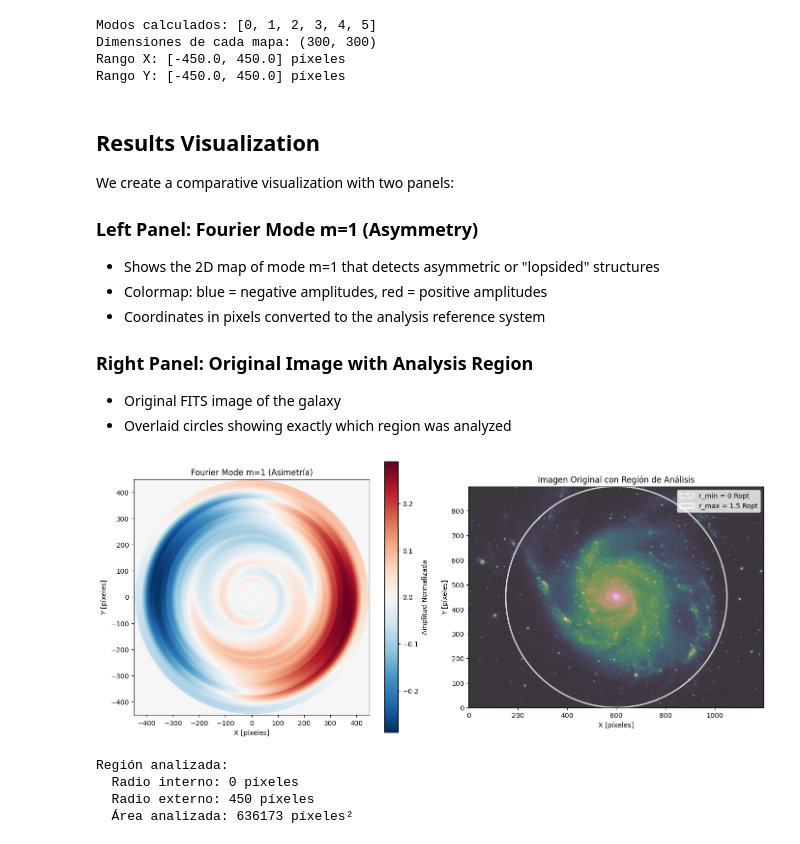
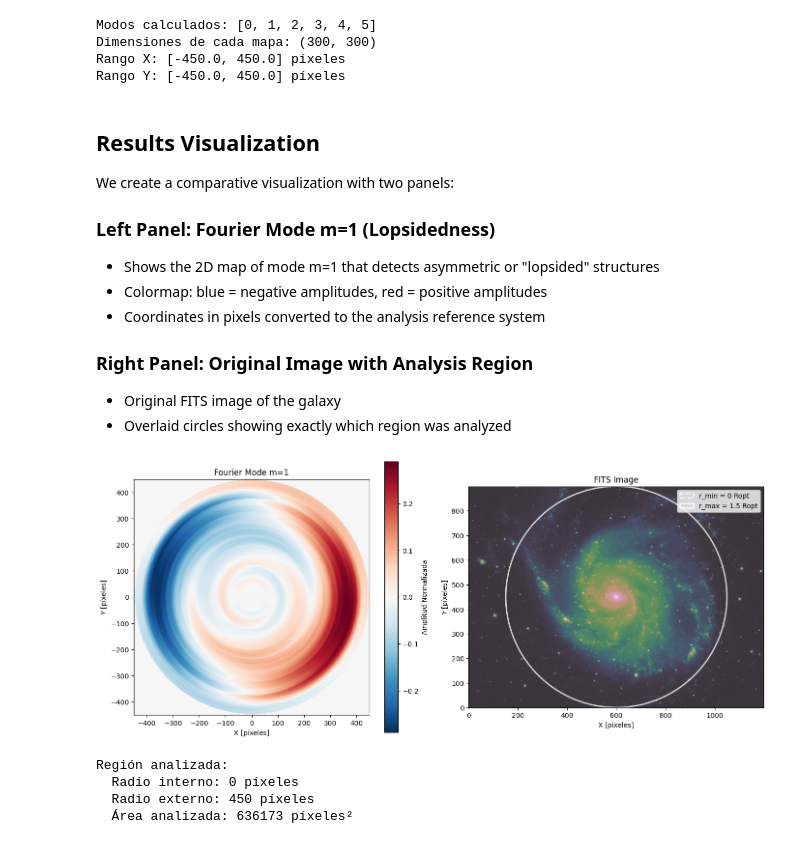
Before and after one commit to ssvarela/FourierModes_lesson, a Jupyter notebook: Clases1.ipynb, the cells around one changed output. Saved outputs shown, nothing was run; the diff lists cells and outputs as text; code cells hidden in the pictures.

```diff
--- a/Clases1.ipynb
+++ b/Clases1.ipynb
@@ -216,7 +216,7 @@ Rango Y: [-450.0, 450.0] píxeles
 
 We create a comparative visualization with two panels:
 
-### Left Panel: Fourier Mode m=1 (Asymmetry)
+### Left Panel: Fourier Mode m=1 (Lopsidedness)
 - Shows the 2D map of mode m=1 that detects asymmetric or "lopsided" structures
 - Colormap: blue = negative amplitudes, red = positive amplitudes
 - Coordinates in pixels converted to the analysis reference system
@@ -231,42 +231,42 @@ fig, (ax1, ax2) = plt.subplots(1, 2, figsize=(14, 6))
 # Panel izquierdo: Modo de Fourier m=1 (índice 1 en el diccionario)
 im1 = ax1.imshow(Mf[1].T, extent=[Xc[0], Xc[-1], Yc[0], Yc[-1]],
                  origin='lower', cmap='RdBu_r')
-ax1.set_title('Fourier Mode m=1 (Asimetría)')
+ax1.set_title('Fourier Mode m=1')
 ax1.set_xlabel('X [píxeles]')
 ax1.set_ylabel('Y [píxeles]')
 plt.colorbar(im1, ax=ax1, label='Amplitud Normalizada')
 
 # Panel derecho: Imagen original con región de análisis
 ax2.imshow(image_data, origin='lower', cmap='cubehelix', alpha=0.8)
-ax2.set_title('Imagen Original con Región de Análisis')
+ax2.set_title('FITS Image')
 ax2.set_xlabel('X [píxeles]')
 ax2.set_ylabel('Y [píxeles]')
 
 # Calcular y dibujar círculos de la región de análisis
 center_x, center_y = image_data.shape[1] / 2, image_data.shape[0] / 2
 r_min_pixels = (r_min * Ropt)
 r_max_pixels = (r_max * Ropt)
 
 # Círculos indicando la región analizada
 circle_inner = plt.Circle((center_x, center_y), r_min_pixels,
                          fill=False, color='white', linewidth=2,
                          linestyle='--', alpha=0.8, label=f'r_min = {r_min} Ropt')
 circle_outer = plt.Circle((center_x, center_y), r_max_pixels,
                          fill=False, color='white', linewidth=2,
                          linestyle='-', alpha=0.8, label=f'r_max = {r_max} Ropt')
 ax2.add_patch(circle_inner)
 ax2.add_patch(circle_outer)
 ax2.legend()
 
 plt.tight_layout()
 plt.show()
 
 print(f"Región analizada:")
 print(f"  Radio interno: {r_min_pixels:.0f} píxeles")
 print(f"  Radio externo: {r_max_pixels:.0f} píxeles")
 print(f"  Área analizada: {np.pi * (r_max_pixels**2 - r_min_pixels**2):.0f} píxeles²")
 # %% [output]
-[figure, old version]
+[figure, new version]
 Región analizada:
   Radio interno: 0 píxeles
   Radio externo: 450 píxeles
```
